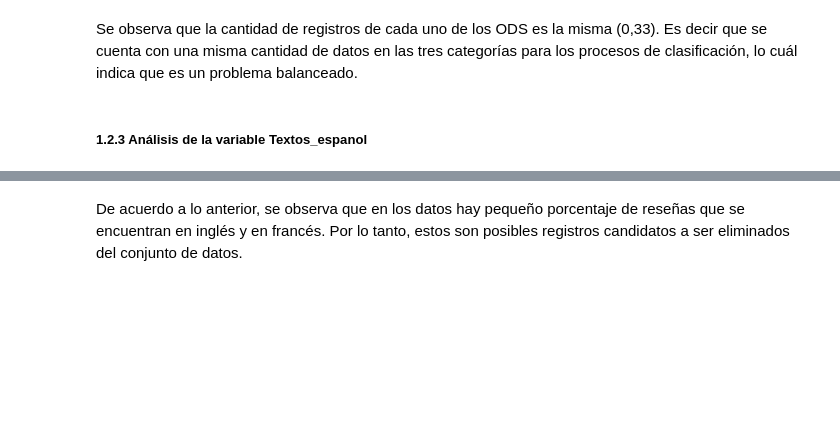
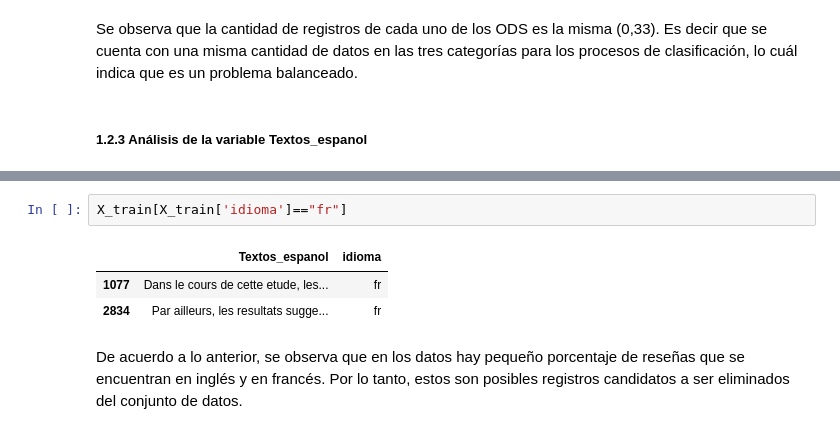
Before and after one commit to ddummann/Proyecto1-ClasificacionTextos-Etapa2, a Jupyter notebook: solucion_bi.ipynb, the cells around one changed output, grey strips where cells are left out. Saved outputs shown, nothing was run; the diff lists cells and outputs as text; blank space fills up the shorter version.

```diff
--- a/solucion_bi.ipynb
+++ b/solucion_bi.ipynb
@@ -200,5 +200,11 @@ en    0.001250
 fr    0.000833
 Name: proportion, dtype: float64
+# %%
+X_train[X_train['idioma']=="fr"]
+# %% [output]
+|  | Textos_espanol | idioma |
+| 1077 | Dans le cours de cette etude, les... | fr |
+| 2834 | Par ailleurs, les resultats sugge... | fr |
 # %% [markdown]
 De acuerdo a lo anterior, se observa que en los datos hay pequeño porcentaje de reseñas que se encuentran en inglés y en francés. Por lo tanto, estos son posibles registros candidatos a ser eliminados del conjunto de datos.
 # %%
```
Also changed, not shown: parts of 8 cells of this notebook, 4 other files.
